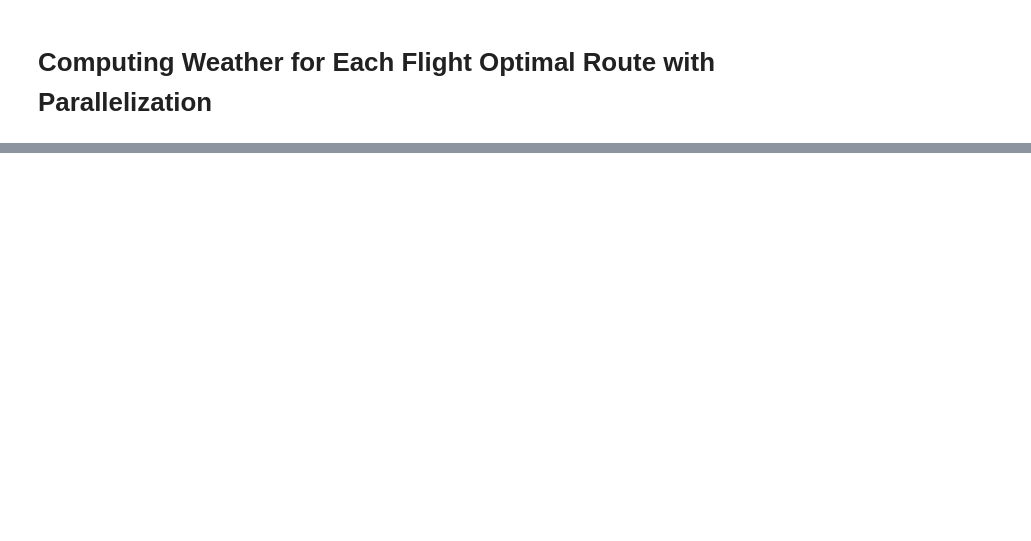
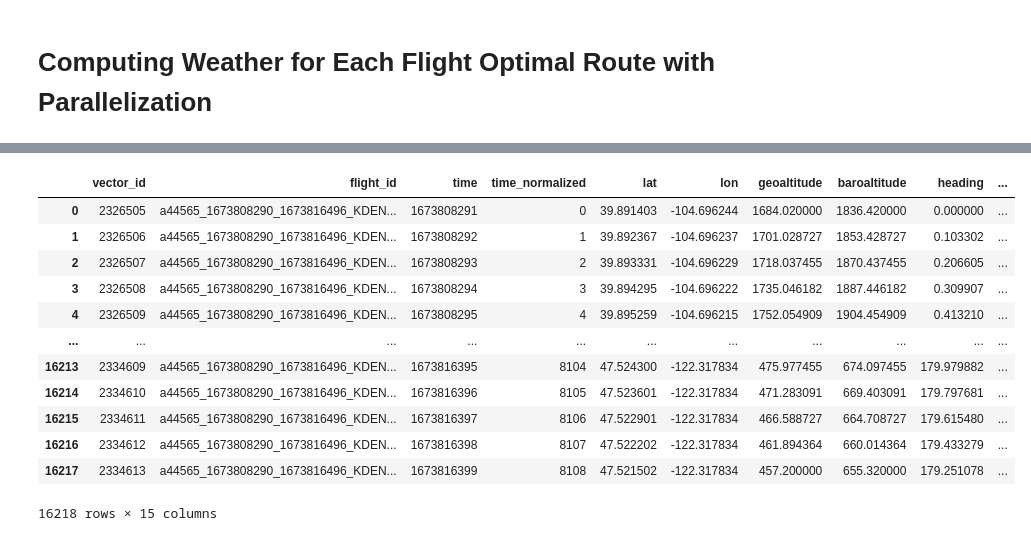
Before and after one commit to Flight-Path-Analysis/FlightPathAnalysis, a Jupyter notebook: tutorials/Compute_Optimal_Weather.ipynb, the cells around one changed output, grey strips where cells are left out. Drawn from its saved outputs; the diff is of its cells as text; code cells hidden in the pictures; blank space fills up the shorter version.

```diff
--- a/tutorials/Compute_Optimal_Weather.ipynb
+++ b/tutorials/Compute_Optimal_Weather.ipynb
@@ -264,0 +276,37 @@ Estimate time to finish: 6h 27m 34s.
+# %%
+#flight_id = "a44565_1673808290_1673816496_KDEN_KSEA"
+
+conn = sqlite3.connect(flights_database)
+
+sv_columns = ['vector_id', 'flight_id', 'time', 'time_normalized', 'lat', 'lon', 'geoaltitude', 'baroaltitude', 'heading', 'velocity']
+
+optimal_state_vectors = pd.read_sql_query(f"""
+    SELECT sv.*
+    FROM state_vectors AS sv
+    INNER JOIN (
+        SELECT of.flight_id
+        FROM flights AS fs
+        JOIN flights_aircraft AS fa ON fs.icao24 = fa.icao24
+        JOIN optimal_flights AS of ON fa.typecode = of.typecode
+        WHERE fs.flight_id = "{flight_id}"
+    ) AS optimal_flight_id ON sv.flight_id = optimal_flight_id.flight_id
+    """,
+    conn)
+
+conn.close()
+
+optimal_state_vectors
+# %% [output]
+|  | vector_id | flight_id | time | time_normalized | lat | lon | geoaltitude | baroaltitude | heading | ... |
+| 0 | 2326505 | a44565_1673808290_1673816496_KDEN... | 1673808291 | 0 | 39.891403 | -104.696244 | 1684.020000 | 1836.420000 | 0.000000 | ... |
+| 1 | 2326506 | a44565_1673808290_1673816496_KDEN... | 1673808292 | 1 | 39.892367 | -104.696237 | 1701.028727 | 1853.428727 | 0.103302 | ... |
+| 2 | 2326507 | a44565_1673808290_1673816496_KDEN... | 1673808293 | 2 | 39.893331 | -104.696229 | 1718.037455 | 1870.437455 | 0.206605 | ... |
+| 3 | 2326508 | a44565_1673808290_1673816496_KDEN... | 1673808294 | 3 | 39.894295 | -104.696222 | 1735.046182 | 1887.446182 | 0.309907 | ... |
+| 4 | 2326509 | a44565_1673808290_1673816496_KDEN... | 1673808295 | 4 | 39.895259 | -104.696215 | 1752.054909 | 1904.454909 | 0.413210 | ... |
+| ... | ... | ... | ... | ... | ... | ... | ... | ... | ... | ... |
+| 16213 | 2334609 | a44565_1673808290_1673816496_KDEN... | 1673816395 | 8104 | 47.524300 | -122.317834 | 475.977455 | 674.097455 | 179.979882 | ... |
+| 16214 | 2334610 | a44565_1673808290_1673816496_KDEN... | 1673816396 | 8105 | 47.523601 | -122.317834 | 471.283091 | 669.403091 | 179.797681 | ... |
+| 16215 | 2334611 | a44565_1673808290_1673816496_KDEN... | 1673816397 | 8106 | 47.522901 | -122.317834 | 466.588727 | 664.708727 | 179.615480 | ... |
+| 16216 | 2334612 | a44565_1673808290_1673816496_KDEN... | 1673816398 | 8107 | 47.522202 | -122.317834 | 461.894364 | 660.014364 | 179.433279 | ... |
+| 16217 | 2334613 | a44565_1673808290_1673816496_KDEN... | 1673816399 | 8108 | 47.521502 | -122.317834 | 457.200000 | 655.320000 | 179.251078 | ... |
+16218 rows × 15 columns
```
Also changed, not shown: parts of 5 cells of this notebook, 4 other files.
